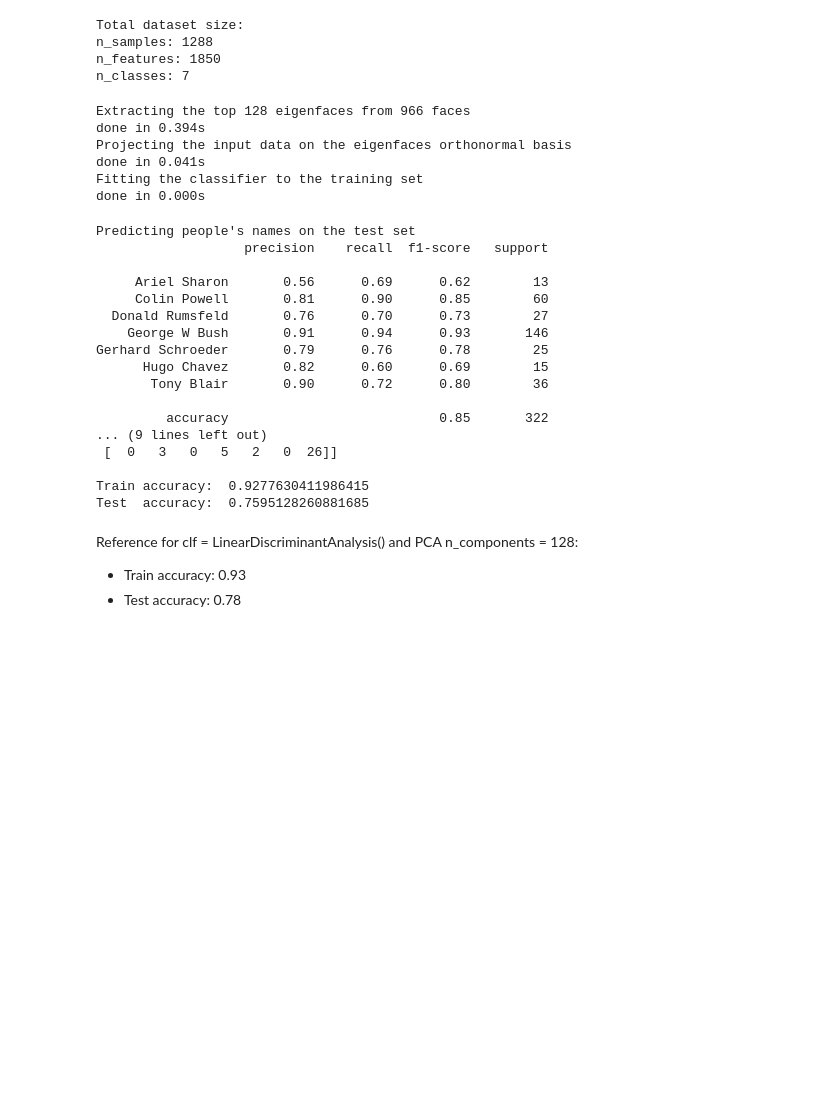
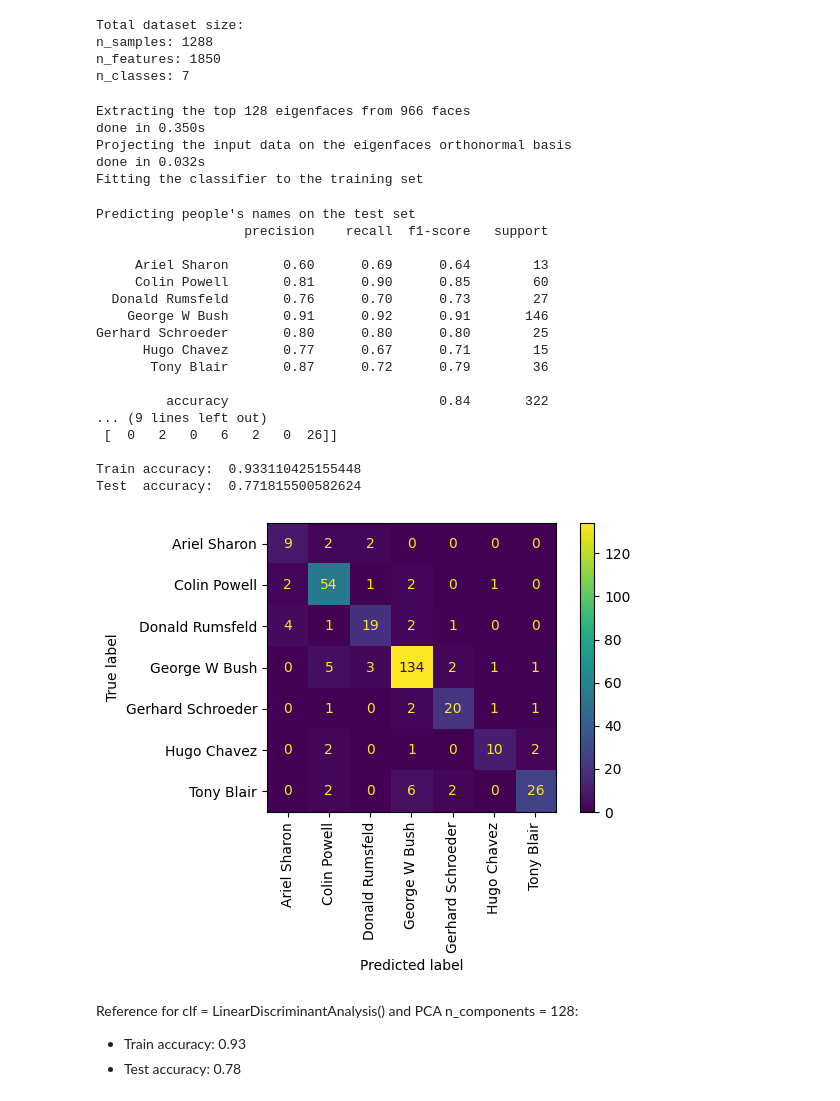
Before and after one commit to marcinwolter/MachineLearning-KISD-2024, a Jupyter notebook: lecture2.ipynb, the cells around one changed output. Saved outputs shown, nothing was run; the diff lists cells and outputs as text; code cells hidden in the pictures; blank space fills up the shorter version.

```diff
--- a/lecture2.ipynb
+++ b/lecture2.ipynb
@@ -789,7 +774,7 @@ n_classes: 7
 # %%
 
 # #############################################################################
-# Split into a training set and a test set using a stratified k fold
+# Split into a training set and a test set
 
 # split into a training and testing set
 X_train, X_test, y_train, y_test = train_test_split(
@@ -805,7 +790,7 @@ X_test = scaler.transform(X_test)
 # dataset): unsupervised feature extraction / dimensionality reduction
 
 # number of PCA components
-n_components = 128  #32 #16 #8
+n_components = 128 #128 #64 #32 #16 #8
 
 print("Extracting the top %d eigenfaces from %d faces"
       % (n_components, X_train.shape[0]))
@@ -833,8 +818,8 @@ t0 = time()
 #clf = GaussianNB()
 clf = LinearDiscriminantAnalysis()
 #clf = DecisionTreeClassifier(max_depth=5)
-#clf = AdaBoostClassifier(DecisionTreeClassifier(max_depth=5),n_estimators=20)
-
+#clf = AdaBoostClassifier(DecisionTreeClassifier(max_depth=1),n_estimators=100)
+#clf = GradientBoostingClassifier(max_depth=1,n_estimators=5000)
 
 '''
 # Example of a simple hyperparameter optimization
@@ -847,19 +832,30 @@ clf = clf.fit(X_train_pca, y_train)
 # This value gives the best performance
 print('Best params: ',clf.best_params_)
 '''
+'''
+# Optimize the GradientBoostingClassifier
+clf = GradientBoostingClassifier(max_depth=1)
+# grid of n_neighbours to be tested
+param_grid = {'n_estimators': [2, 4, 8, 16, 32, 64, 256, 1024], }
+clf = GridSearchCV(clf,param_grid,cv=2)
+clf = clf.fit(X_train_pca, y_train)
+print("GridSearch results: ",clf.cv_results_)
+
+# This value gives the best performance
+print('Best params: ',clf.best_params_)
+clf = GradientBoostingClassifier(max_depth=1,n_estimators=clf.best_params_['n_estimators'])
 
 print("done in %0.3fs" % (time() - t0))
-
+'''
 
 # Fit the classifier
 clf = clf.fit(X_train_pca, y_train)
 # %% [output]
 Extracting the top 128 eigenfaces from 966 faces
-done in 0.394s
+done in 0.350s
 Projecting the input data on the eigenfaces orthonormal basis
-done in 0.041s
+done in 0.032s
 Fitting the classifier to the training set
-done in 0.000s
 # %%
 
 
@@ -881,20 +877,28 @@ print("Test  accuracy: ",balanced_accuracy_score(y_test,  clf.predict(X_test_pca
 Predicting people's names on the test set
                    precision    recall  f1-score   support
 
-     Ariel Sharon       0.56      0.69      0.62        13
+     Ariel Sharon       0.60      0.69      0.64        13
      Colin Powell       0.81      0.90      0.85        60
   Donald Rumsfeld       0.76      0.70      0.73        27
-    George W Bush       0.91      0.94      0.93       146
-Gerhard Schroeder       0.79      0.76      0.78        25
-      Hugo Chavez       0.82      0.60      0.69        15
-       Tony Blair       0.90      0.72      0.80        36
+    George W Bush       0.91      0.92      0.91       146
+Gerhard Schroeder       0.80      0.80      0.80        25
+      Hugo Chavez       0.77      0.67      0.71        15
+       Tony Blair       0.87      0.72      0.79        36
 
-         accuracy                           0.85       322
+         accuracy                           0.84       322
 ... (9 lines left out)
- [  0   3   0   5   2   0  26]]
+ [  0   2   0   6   2   0  26]]
 
-Train accuracy:  0.9277630411986415
-Test  accuracy:  0.7595128260881685
+Train accuracy:  0.933110425155448
+Test  accuracy:  0.771815500582624
+# %%
+ConfusionMatrixDisplay.from_predictions(
+    y_test, y_pred, display_labels=target_names, xticks_rotation="vertical"
+)
+plt.tight_layout()
+plt.show()
+# %% [output]
+[figure, added]
 # %% [markdown]
 Reference for clf = LinearDiscriminantAnalysis() and PCA n_components = 128:
 
```
Also changed, not shown: parts of 38 cells of this notebook.
